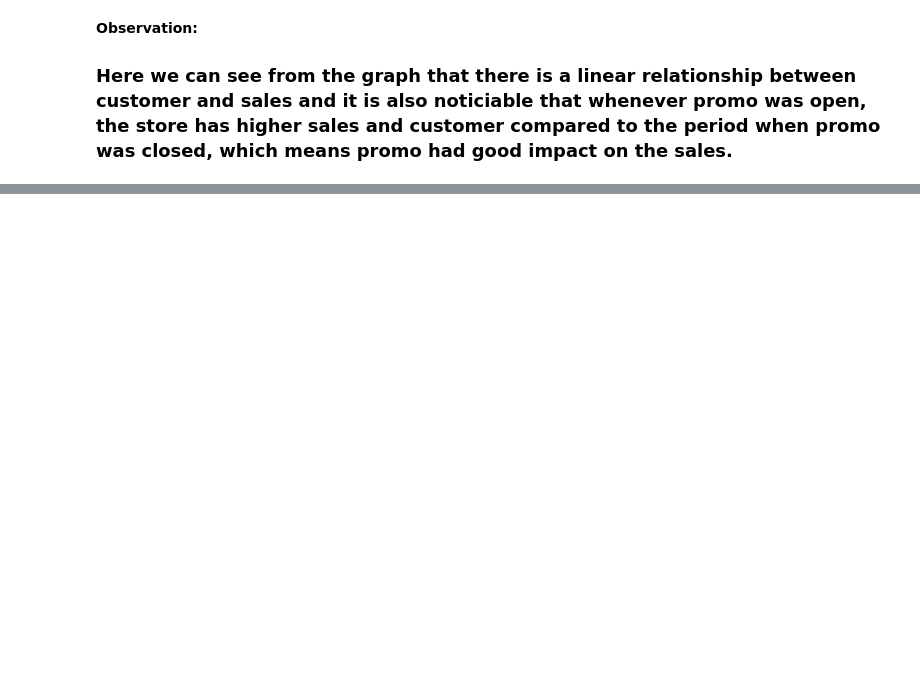
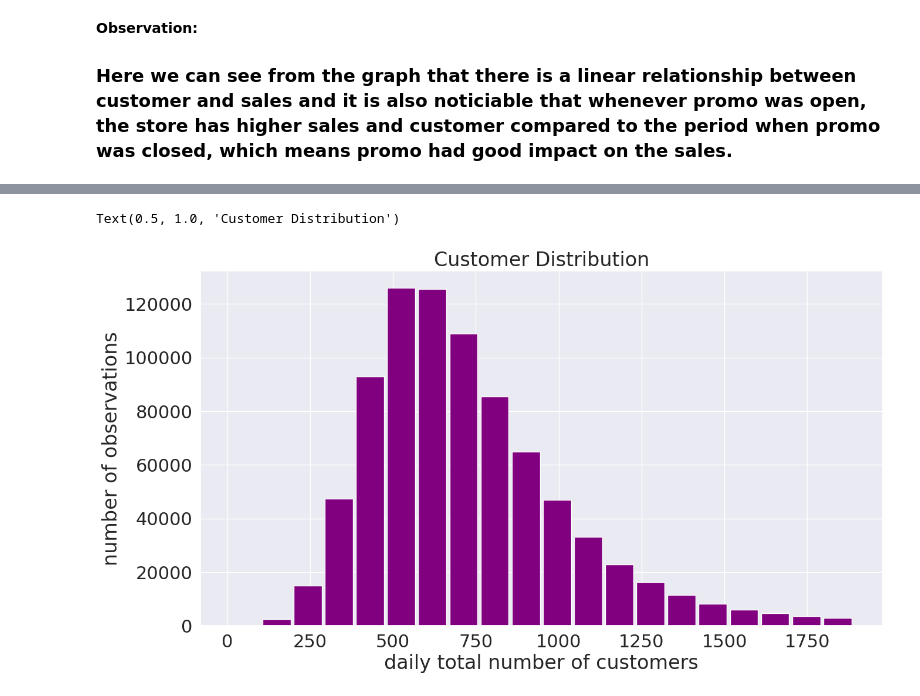
Before and after one commit to Tahan402/Retail-Sales-Prediction-Capstone, a Jupyter notebook: Retail_Sales_Prediction.ipynb, the cells around one changed output, grey strips where cells are left out. Cells and saved outputs as stored; diff of their text form; code cells hidden in the pictures; blank space fills up the shorter version.

```diff
--- a/Retail_Sales_Prediction.ipynb
+++ b/Retail_Sales_Prediction.ipynb
@@ -487,0 +521,13 @@ Text(0.5, 1.0, 'Sales Distribution')
+# %%
+plt.figure(figsize=(15,8))
+
+plt.hist(x=new_df.Customers , bins=20,color = "purple", rwidth=0.9)
+
+plt.ylabel('number of observations')
+
+plt.xlabel('daily total number of customers')
+
+plt.title('Customer Distribution')
+# %% [output]
+Text(0.5, 1.0, 'Customer Distribution')
+[figure, added]
```
Also changed, not shown: parts of 59 cells of this notebook.
